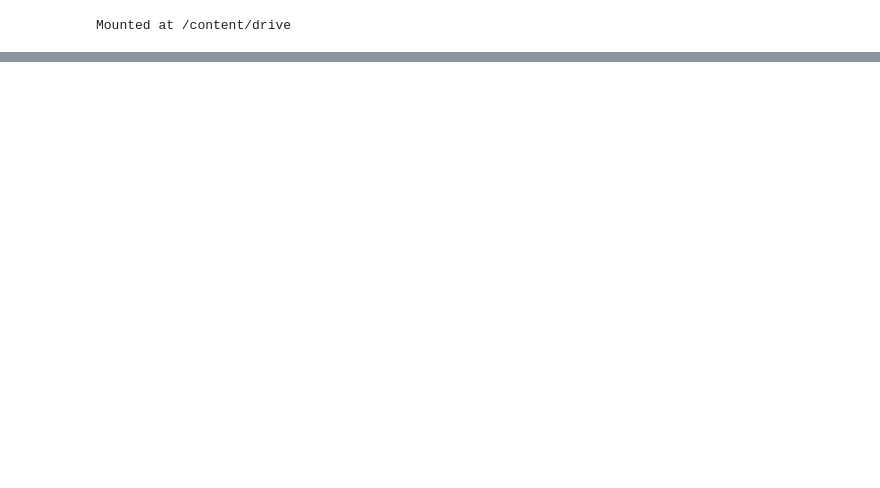
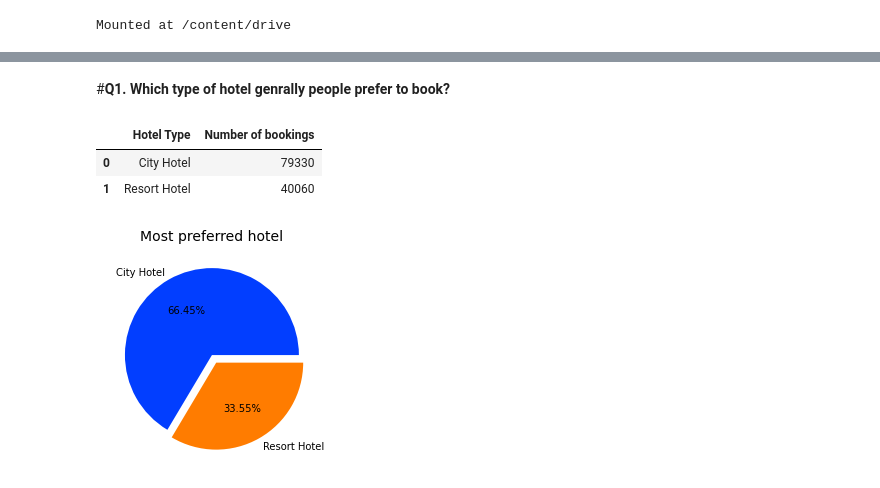
Before and after one commit to sachanneeraj/Hotels-Data-Analysis-EDA, a Jupyter notebook: Hotel_Booking_Analysis_Capstone_Project.ipynb, the cells around one changed output, grey strips where cells are left out. Drawn from its saved outputs; the diff is of its cells as text; code cells hidden in the pictures; blank space fills up the shorter version.

```diff
--- a/Hotel_Booking_Analysis_Capstone_Project.ipynb
+++ b/Hotel_Booking_Analysis_Capstone_Project.ipynb
@@ -161,0 +227,3 @@ Hotel_data.shape
+# %%
+hotel_data['Total_number_of_guest']=hotel_data['adults']+hotel_data['children']+hotel_data['babies']
+hotel_data.head(2)
@@ -161,0 +235,2 @@ Hotel_data.shape
+# %%
+hotel_data.drop(['adults','children','babies'], axis=1, inplace=True)
@@ -161,0 +259,19 @@ Hotel_data.shape
+# %% [markdown]
+#**Q1. Which type of hotel genrally people prefer to book?**
+# %%
+#let copy the above cleaned hotel data into a new variable data.
+data=hotel_data.copy()
+# %%
+hotel_type=data['hotel'].value_counts().reset_index().rename(columns={'index':'Hotel Type', 'hotel':"Number of bookings"})
+hotel_type
+# %% [output]
+|  | Hotel Type | Number of bookings |
+| 0 | City Hotel | 79330 |
+| 1 | Resort Hotel | 40060 |
+# %%
+palette_color = sns.color_palette('bright')
+plt.pie(x=hotel_type['Number of bookings'], labels=hotel_type['Hotel Type'], colors=palette_color, explode=[0,.1],autopct='%1.2f%%')
+plt.title('Most preferred hotel', fontsize=14)
+plt.show()
+# %% [output]
+[figure, added]
```
Also changed, not shown: parts of 146 cells of this notebook.
